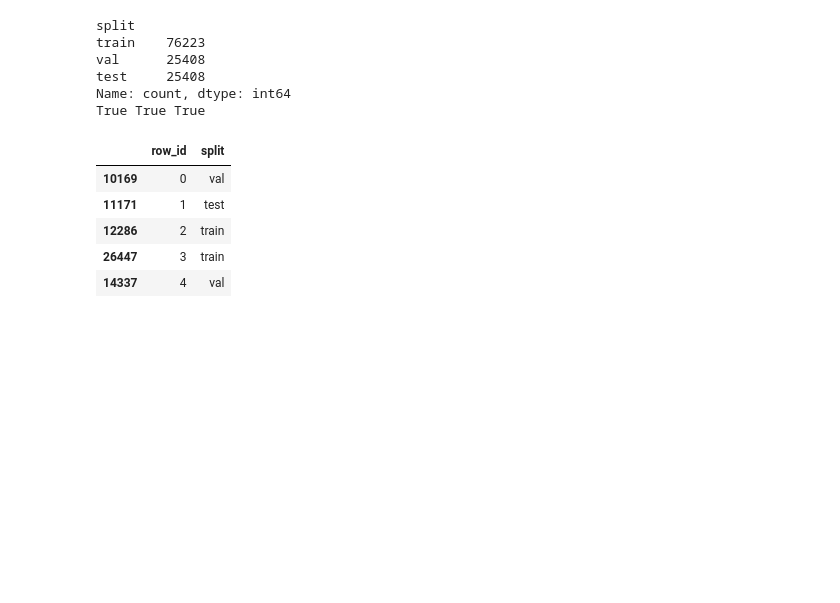
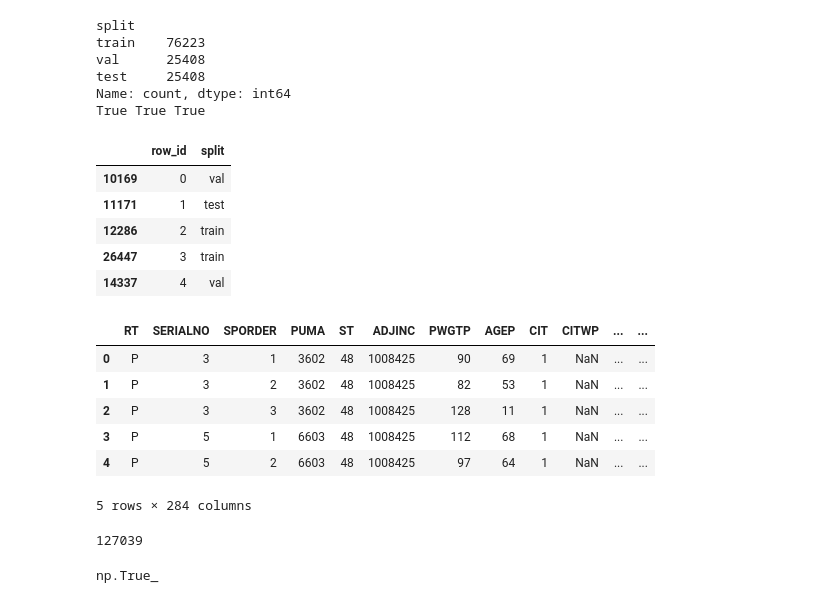
Before and after one commit to Hnhy1806/fairness-over-time, a Jupyter notebook: notebooks/01_baseline.ipynb, the cells around one changed output. Saved outputs shown, nothing was run; the diff lists cells and outputs as text; code cells hidden in the pictures; blank space fills up the shorter version.

```diff
--- a/notebooks/01_baseline.ipynb
+++ b/notebooks/01_baseline.ipynb
@@ -230,0 +233,24 @@ True True True
+# %%
+from folktables import ACSDataSource
+source = ACSDataSource(survey_year="2014", horizon="1-Year", survey="person", root_dir=str(DATA_DIR))
+raw = source.get_data(states=["TX"], download=False)
+
+raw.head()
+# %% [output]
+|  | RT | SERIALNO | SPORDER | PUMA | ST | ADJINC | PWGTP | AGEP | CIT | CITWP | ... | ... |
+| 0 | P | 3 | 1 | 3602 | 48 | 1008425 | 90 | 69 | 1 | NaN | ... | ... |
+| 1 | P | 3 | 2 | 3602 | 48 | 1008425 | 82 | 53 | 1 | NaN | ... | ... |
+| 2 | P | 3 | 3 | 3602 | 48 | 1008425 | 128 | 11 | 1 | NaN | ... | ... |
+| 3 | P | 5 | 1 | 6603 | 48 | 1008425 | 112 | 68 | 1 | NaN | ... | ... |
+| 4 | P | 5 | 2 | 6603 | 48 | 1008425 | 97 | 64 | 1 | NaN | ... | ... |
+5 rows × 284 columns
+# %%
+filtered = acs.adult_filter(raw)
+len(filtered)
+# %% [output]
+127039
+# %%
+filtered = filtered.reset_index(drop=True)
+(filtered["AGEP"].values == X["AGEP"].values).all()   # should be True
+# %% [output]
+np.True_
```
Also changed, not shown: parts of 16 cells of this notebook, 2 other files.
